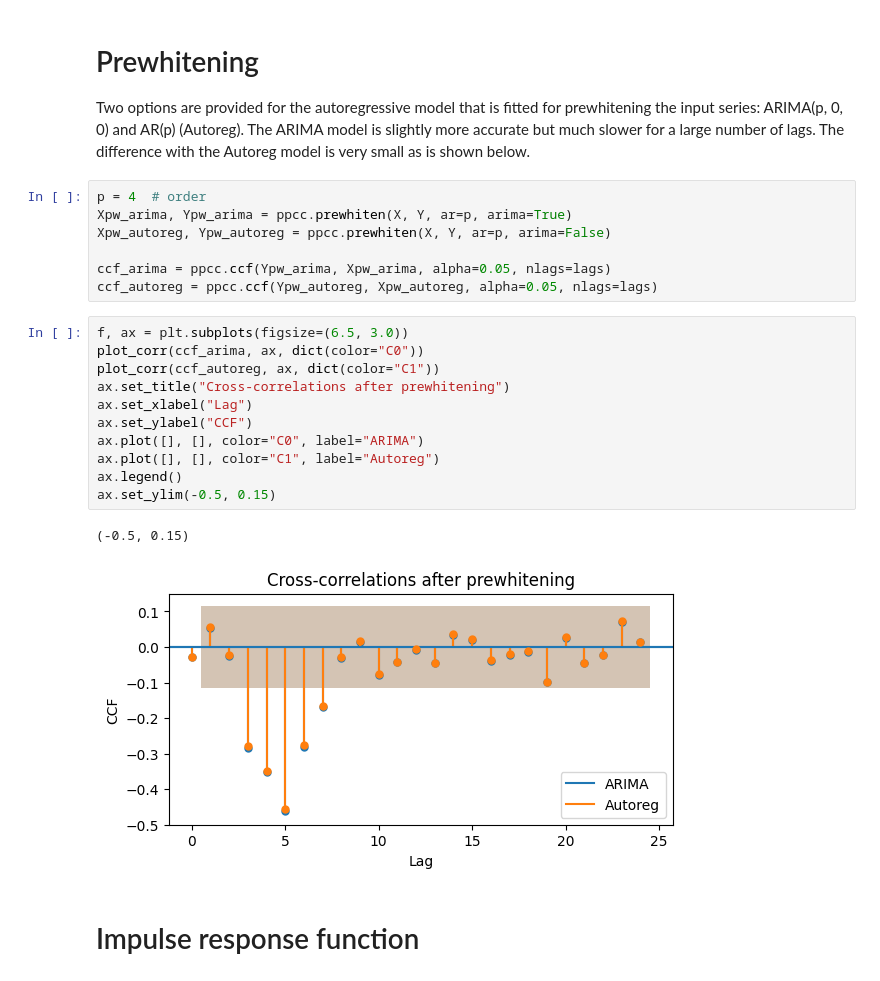
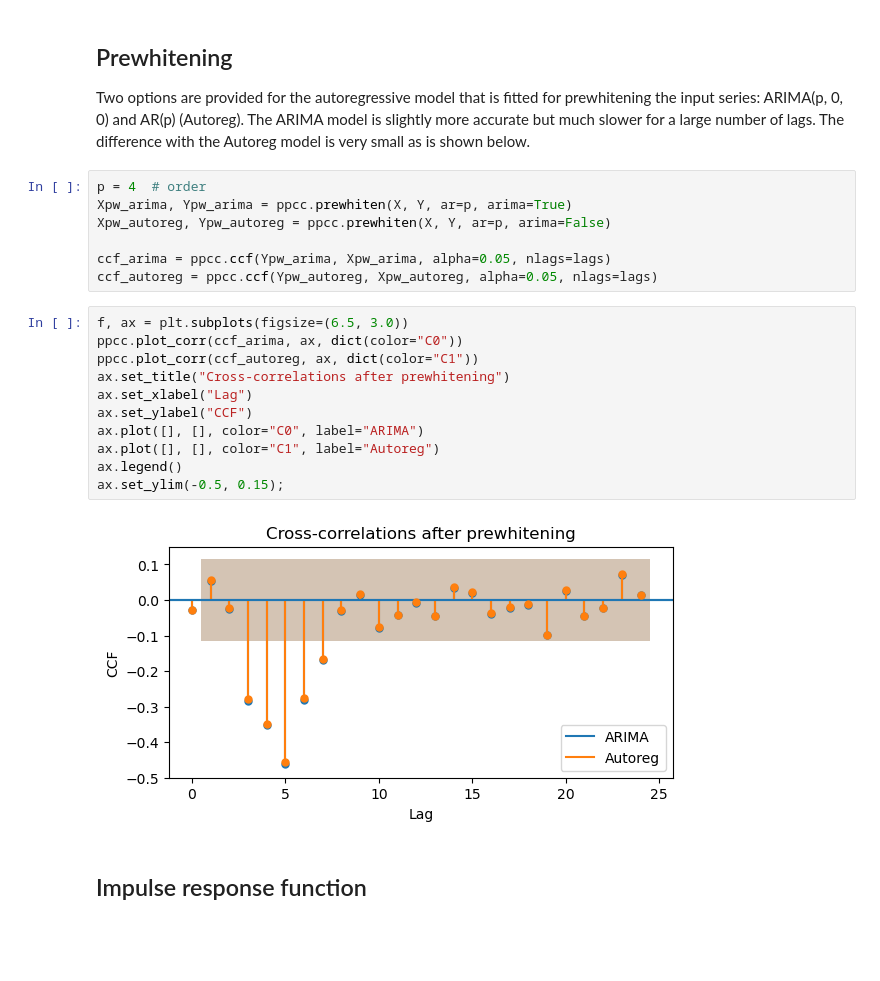
Before and after one commit to pastas/pastas-plugins, a Jupyter notebook: docs/examples/crosscorrelation_seriesJ.ipynb, the cells around one changed output. Saved outputs shown, nothing was run; the diff lists cells and outputs as text; blank space fills up the shorter version.

```diff
--- a/docs/examples/crosscorrelation_seriesJ.ipynb
+++ b/docs/examples/crosscorrelation_seriesJ.ipynb
@@ -83,5 +58,5 @@ Text(0.5, 0, 'Lag')
 # %% [markdown]
-# Prewhitening
+## Prewhitening
 
 Two options are provided for the autoregressive model that is fitted for prewhitening the input series: ARIMA(p, 0, 0) and AR(p) (Autoreg). The ARIMA model is slightly more accurate but much slower for a large number of lags. The difference with the Autoreg model is very small as is shown below.
 # %%
@@ -93,20 +68,19 @@ ccf_arima = ppcc.ccf(Ypw_arima, Xpw_arima, alpha=0.05, nlags=lags)
 ccf_autoreg = ppcc.ccf(Ypw_autoreg, Xpw_autoreg, alpha=0.05, nlags=lags)
 # %%
 f, ax = plt.subplots(figsize=(6.5, 3.0))
-plot_corr(ccf_arima, ax, dict(color="C0"))
-plot_corr(ccf_autoreg, ax, dict(color="C1"))
+ppcc.plot_corr(ccf_arima, ax, dict(color="C0"))
+ppcc.plot_corr(ccf_autoreg, ax, dict(color="C1"))
 ax.set_title("Cross-correlations after prewhitening")
 ax.set_xlabel("Lag")
 ax.set_ylabel("CCF")
 ax.plot([], [], color="C0", label="ARIMA")
 ax.plot([], [], color="C1", label="Autoreg")
 ax.legend()
-ax.set_ylim(-0.5, 0.15)
+ax.set_ylim(-0.5, 0.15);
 # %% [output]
-(-0.5, 0.15)
-[figure, old version]
+[figure, new version]
 # %% [markdown]
-# Impulse response function
+## Impulse response function
 # %%
 vk_arima = Ypw_arima.std() / Xpw_arima.std() * ccf_arima.iloc[:, 0]
 vk_autoreg = Ypw_autoreg.std() / Xpw_autoreg.std() * ccf_autoreg.iloc[:, 0]
```
Also changed, not shown: parts of 11 cells of this notebook, 2 other files.
